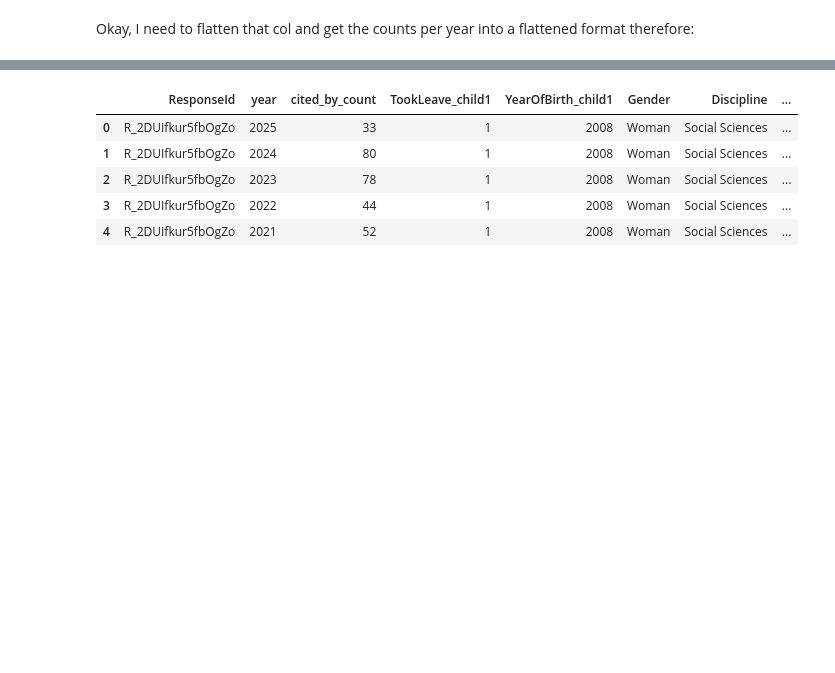
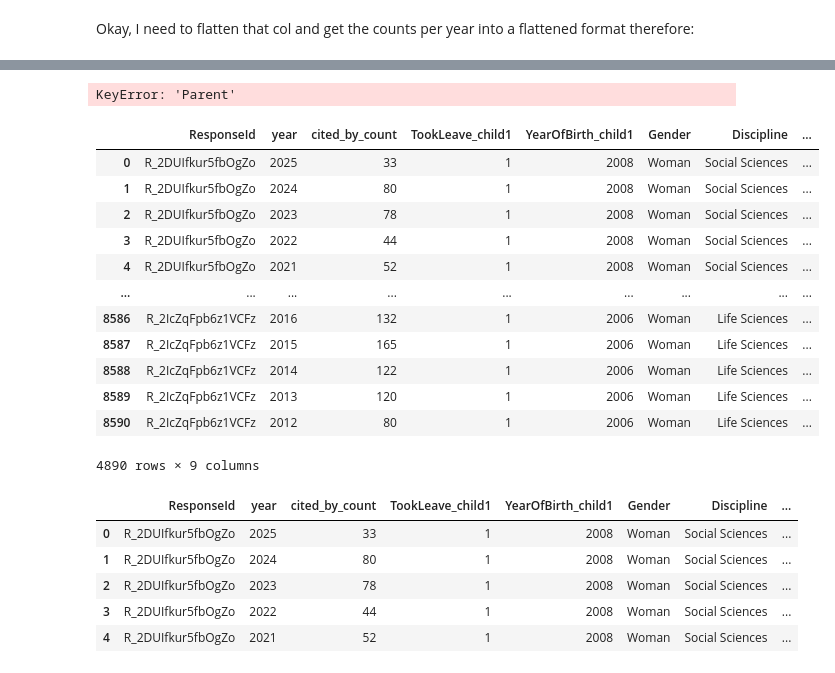
Before and after one commit to Ppandda/parenthood, a Jupyter notebook: parenthood_europe/notebooks/H1/H1_updated_twfe.ipynb, the cells around one changed output, grey strips where cells are left out. Saved outputs shown, nothing was run; the diff lists cells and outputs as text; code cells hidden in the pictures; blank space fills up the shorter version.

```diff
--- a/parenthood_europe/notebooks/H1/H1_updated_twfe.ipynb
+++ b/parenthood_europe/notebooks/H1/H1_updated_twfe.ipynb
@@ -337,0 +358,7 @@ df_long['pre'] = df_long['pre'].astype(int)
+# %%
+#  Restrict to One Academic Position Group
+df_tenured = df_long[df_long['AcademicPosition'].str.startswith('I am tenured')]
+df_tenure_track = df_long[df_long['AcademicPosition'].str.startswith('I am a tenure-track faculty')]
+df_untenured = df_long[df_long['AcademicPosition'].str.startswith('I am a non-tenure-track faculty')]
+df_other = df_long[~df_long['AcademicPosition'].str.startswith(('Other'))]
+df_postdoc = df_long[df_long['AcademicPosition'].str.startswith('I am a postdoc')]
@@ -337,0 +465,15 @@ df_long['pre'] = df_long['pre'].astype(int)
+# %%
+def classify_parent_status(row):
+    if row['Parent'] == 'No':
+        return 'non_parent'
+    elif row['Leave'] == 'No':
+        return 'parent_no_leave'
+    else:
+        return 'parent_leave'
+
+# Apply across all position groups
+for name, df in position_groups.items():
+    df['parent_status'] = df.apply(classify_parent_status, axis=1)
+    position_groups[name] = df  # re-assign in case you're not working in-place
+# %% [output]
+KeyError: 'Parent'
@@ -338,3 +501,19 @@ df_long['pre'] = df_long['pre'].astype(int)
+# %%
+df_tenured
+# %% [output]
+|  | ResponseId | year | cited_by_count | TookLeave_child1 | YearOfBirth_child1 | Gender | Discipline | ... |
+| 0 | R_2DUIfkur5fbOgZo | 2025 | 33 | 1 | 2008 | Woman | Social Sciences | ... |
+| 1 | R_2DUIfkur5fbOgZo | 2024 | 80 | 1 | 2008 | Woman | Social Sciences | ... |
+| 2 | R_2DUIfkur5fbOgZo | 2023 | 78 | 1 | 2008 | Woman | Social Sciences | ... |
+| 3 | R_2DUIfkur5fbOgZo | 2022 | 44 | 1 | 2008 | Woman | Social Sciences | ... |
+| 4 | R_2DUIfkur5fbOgZo | 2021 | 52 | 1 | 2008 | Woman | Social Sciences | ... |
+| ... | ... | ... | ... | ... | ... | ... | ... | ... |
+| 8586 | R_2IcZqFpb6z1VCFz | 2016 | 132 | 1 | 2006 | Woman | Life Sciences | ... |
+| 8587 | R_2IcZqFpb6z1VCFz | 2015 | 165 | 1 | 2006 | Woman | Life Sciences | ... |
+| 8588 | R_2IcZqFpb6z1VCFz | 2014 | 122 | 1 | 2006 | Woman | Life Sciences | ... |
+| 8589 | R_2IcZqFpb6z1VCFz | 2013 | 120 | 1 | 2006 | Woman | Life Sciences | ... |
+| 8590 | R_2IcZqFpb6z1VCFz | 2012 | 80 | 1 | 2006 | Woman | Life Sciences | ... |
+4890 rows × 9 columns
 # %%
 df_long.head()
 # %% [output]
```
Also changed, not shown: parts of 29 cells of this notebook.
